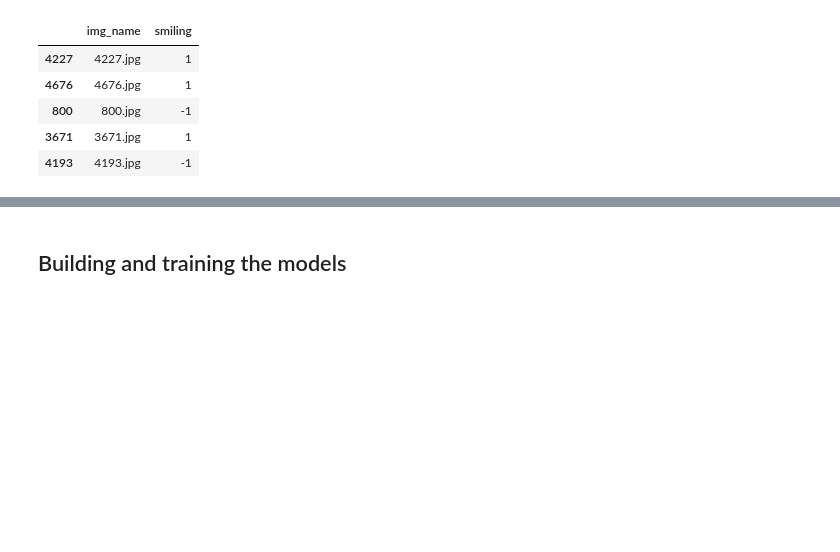
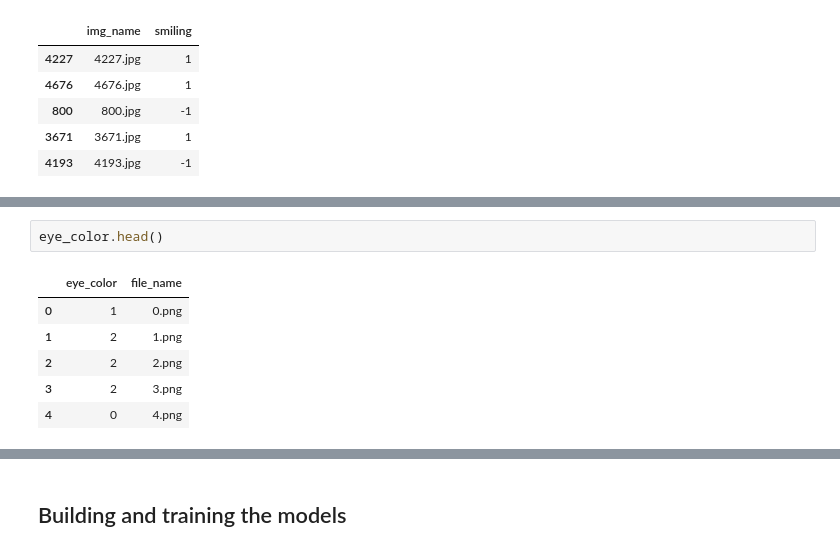
Before and after one commit to raphaelfloresca/AMLS, a Jupyter notebook: Colab Notebooks/AMLS final project (Keras).ipynb, the cells around one changed output, grey strips where cells are left out. Saved outputs shown, nothing was run; the diff lists cells and outputs as text; blank space fills up the shorter version.

```diff
--- a/Colab Notebooks/AMLS final project (Keras).ipynb
+++ b/Colab Notebooks/AMLS final project (Keras).ipynb
@@ -272,0 +353,9 @@ Found 800 validated image filenames belonging to 2 classes.
+# %%
+eye_color.head()
+# %% [output]
+|  | eye_color | file_name |
+| 0 | 1 | 0.png |
+| 1 | 2 | 1.png |
+| 2 | 2 | 2.png |
+| 3 | 2 | 3.png |
+| 4 | 0 | 4.png |
```
Also changed, not shown: parts of 61 cells of this notebook, 28 other files.
